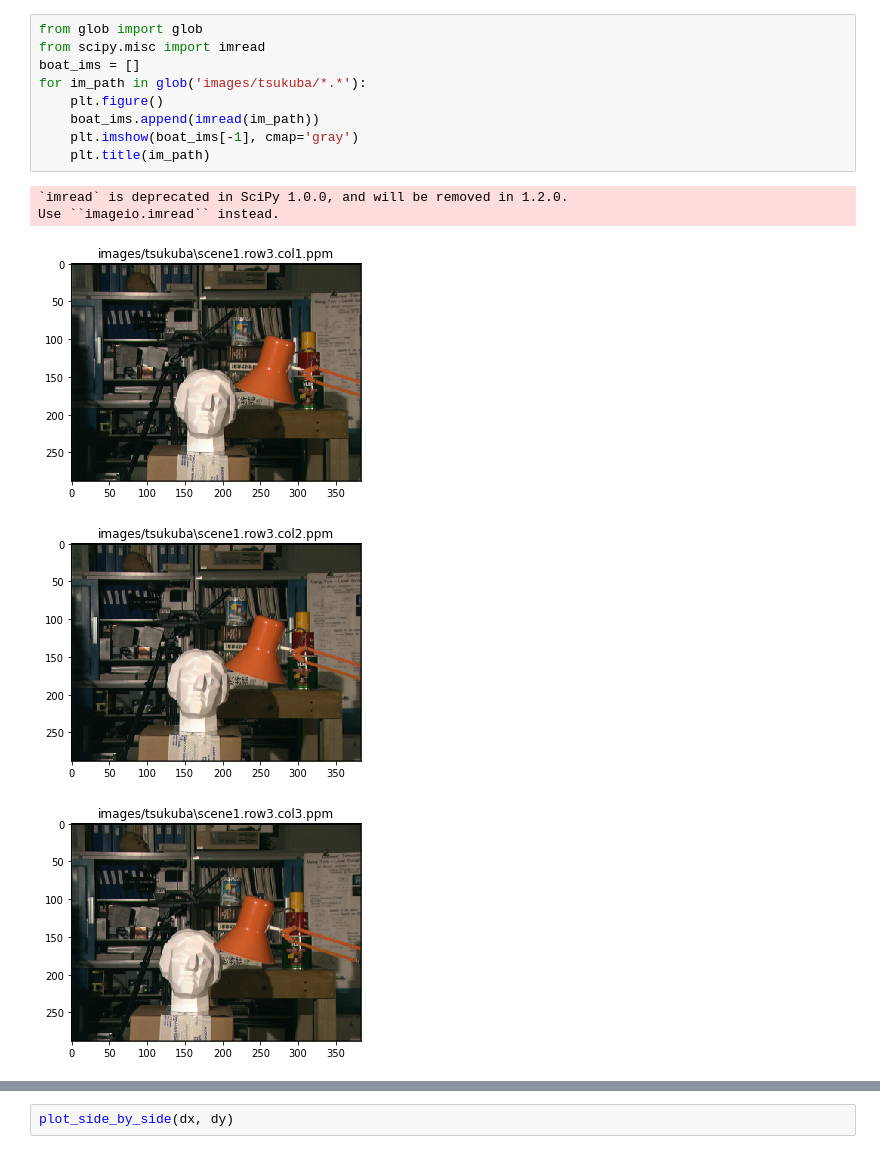
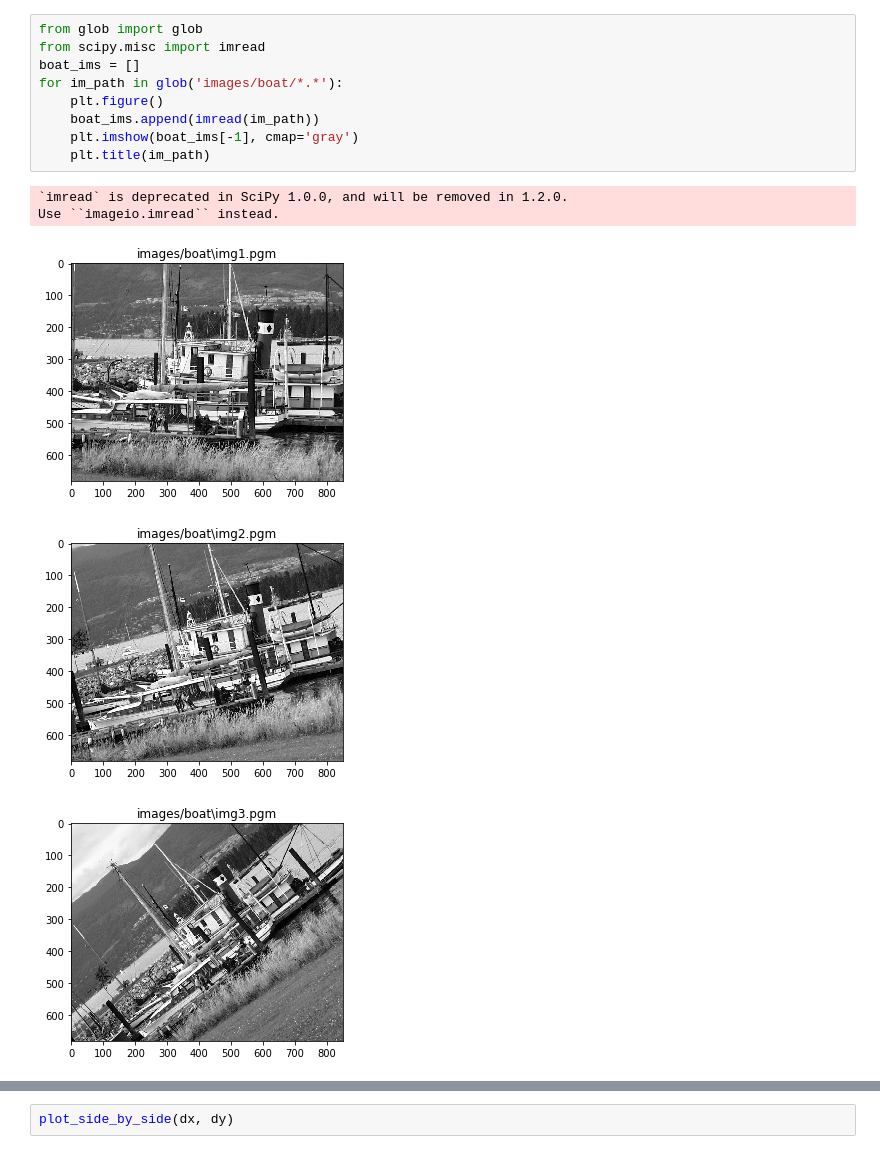
Before and after one commit to guigzzz/MLCV2, a Jupyter notebook: random stuff.ipynb, the cells around one changed output, grey strips where cells are left out. Cells and saved outputs as stored; diff of their text form.

Commit message:
updated annotator so that annotations for a pair of images are stored in a single file + added homography example using boat images with manually labelled interest points

```diff
--- a/random stuff.ipynb
+++ b/random stuff.ipynb
@@ -11,15 +8,15 @@ The autoreload extension is already loaded. To reload it, use:
 # %%
 from glob import glob
 from scipy.misc import imread
 boat_ims = []
-for im_path in glob('images/tsukuba/*.*'):
+for im_path in glob('images/boat/*.*'):
     plt.figure()
     boat_ims.append(imread(im_path))
     plt.imshow(boat_ims[-1], cmap='gray')
     plt.title(im_path)
 # %% [output]
 `imread` is deprecated in SciPy 1.0.0, and will be removed in 1.2.0.
 Use ``imageio.imread`` instead.
-[figure, old version]
+[figure, new version]
-[figure, old version]
+[figure, new version]
-[figure, old version]
+[figure, new version]
```
Also changed, not shown: parts of 3 cells of this notebook, 9 other files.
